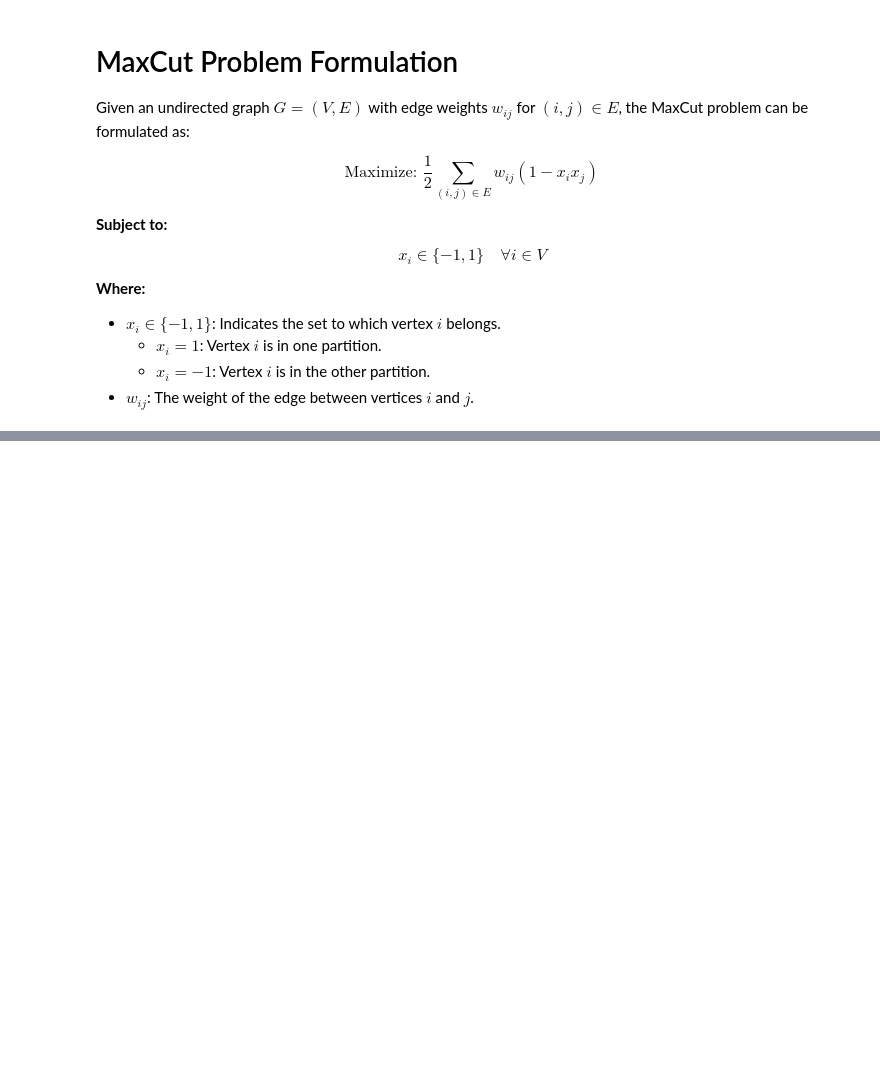
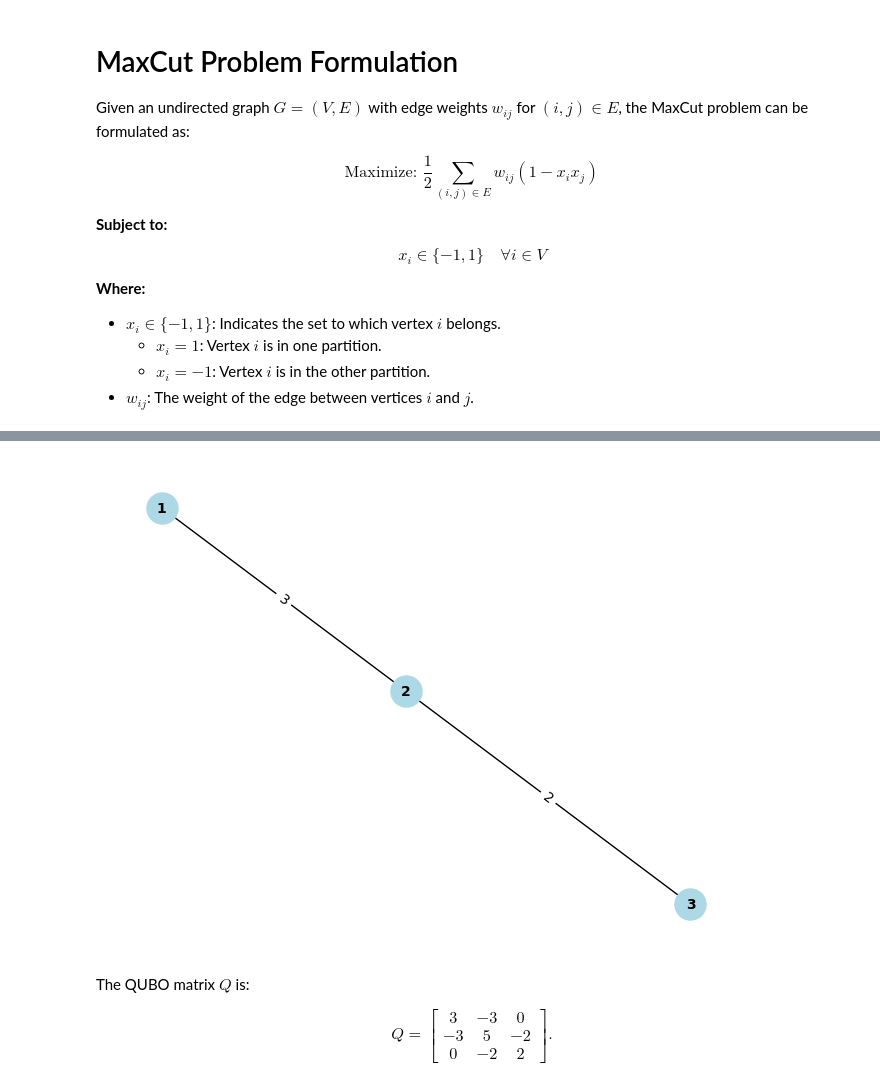
Before and after one commit to BallBoii/Maxcut_Tutorial, a Jupyter notebook: Maxcut_tutorial.ipynb, the cells around one changed output, grey strips where cells are left out. Cells and saved outputs as stored; diff of their text form; code cells hidden in the pictures; blank space fills up the shorter version.

Commit message:
add graph

```diff
--- a/Maxcut_tutorial.ipynb
+++ b/Maxcut_tutorial.ipynb
@@ -126,0 +116,22 @@ $$
+# %%
+n = 3
+G = nx.Graph()
+V = range(1, n+1)
+G.add_nodes_from(V)
+E = [(1, 2, 3), (2, 3, 2)]
+G.add_weighted_edges_from(E)
+# %%
+ut.draw_graph(G)
+# %% [output]
+[figure, added]
+# %% [markdown]
+The QUBO matrix $Q$ is:
+
+$$
+Q =
+\begin{bmatrix}
+3 & -3 & 0 \\
+-3 & 5 & -2 \\
+0 & -2 & 2
+\end{bmatrix}.
+$$
```
Also changed, not shown: parts of 1 cell of this notebook.
